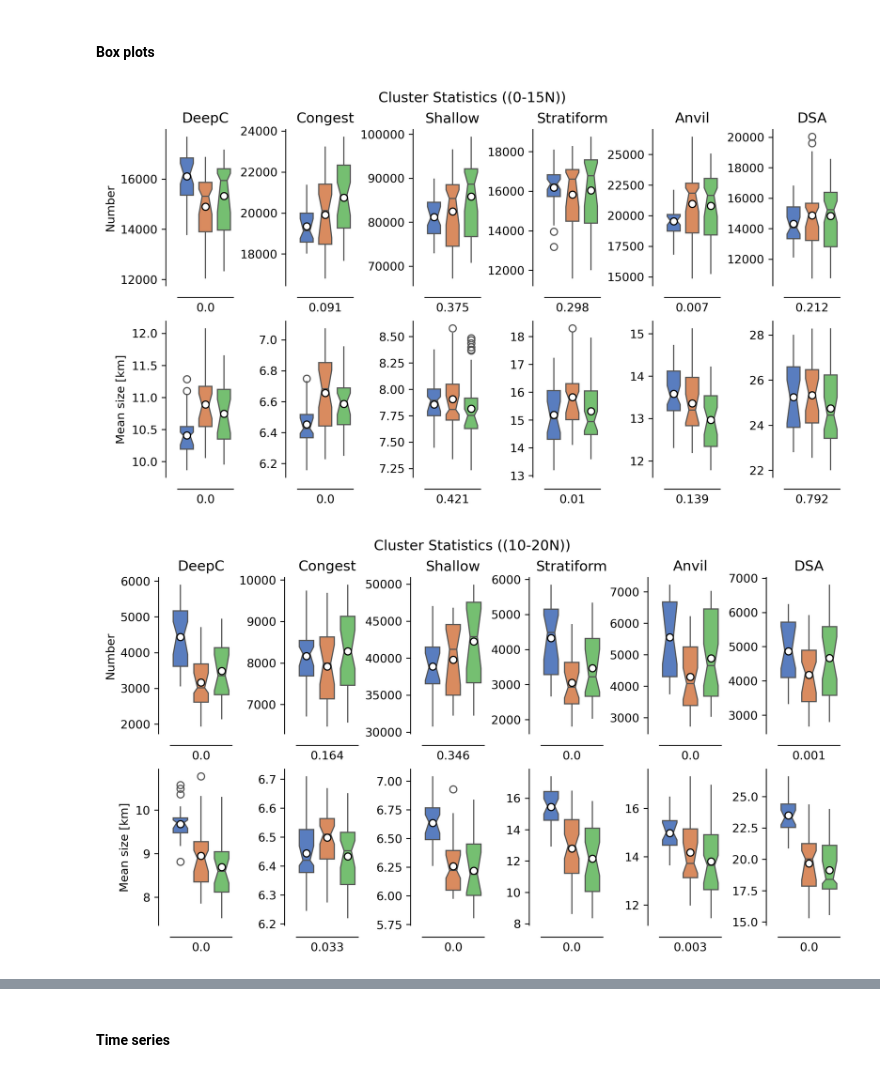
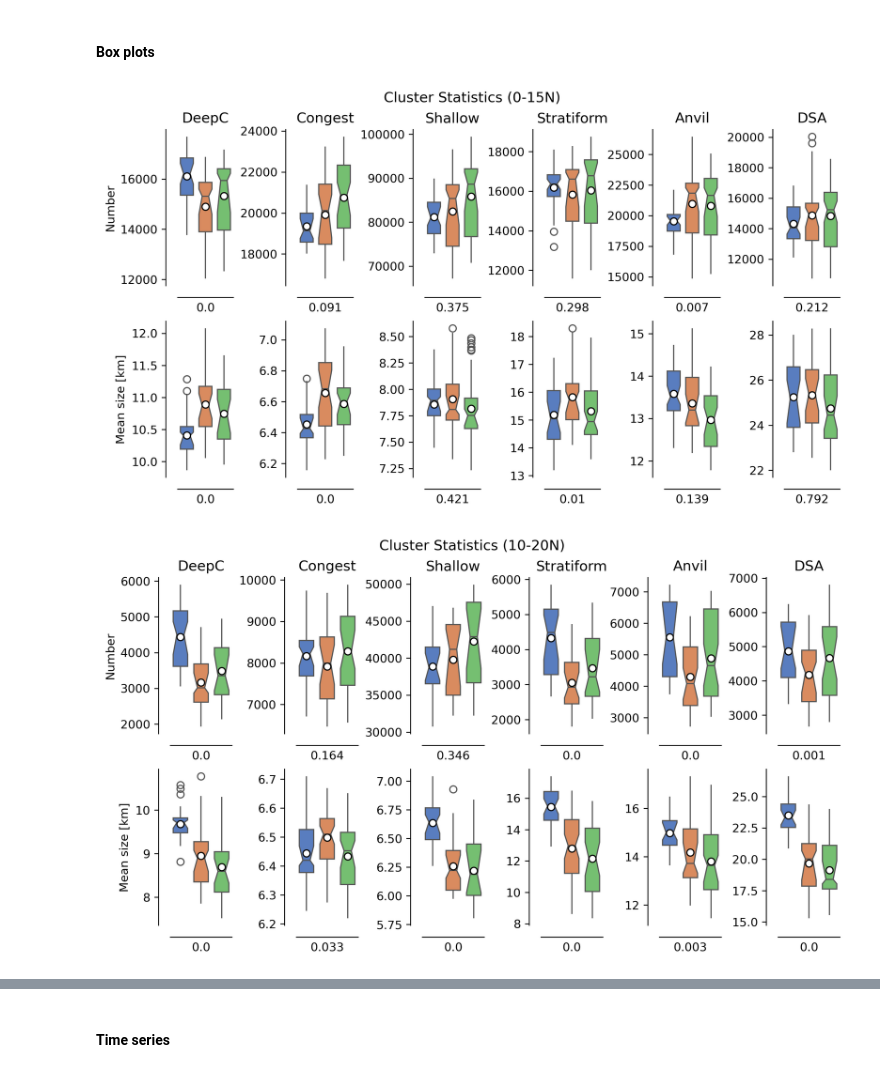
Before and after one commit to jhruppert/tc-crfrad, a Jupyter notebook: analysis/mpas_pclass_cluster.ipynb, the cells around one changed output, grey strips where cells are left out. Saved outputs shown, nothing was run; the diff lists cells and outputs as text; code cells hidden in the pictures.

```diff
--- a/analysis/mpas_pclass_cluster.ipynb
+++ b/analysis/mpas_pclass_cluster.ipynb
@@ -153,26 +152,31 @@ else:
     numbers = arrays[1]
     mean_sizes = arrays[2]
 # %%
-# # Read pickles
-# pickle_file_in = f"{pickle_path}/{exp_names[0]}/pclass_cluster_{exp_names[0]}_{file_times[5]}.pickle"
-# with open(pickle_file_in, 'rb') as f:
-#     lists = pickle.load(f)
+file_times_arr = np.arange('2000-05-01T06:00:00', '2000-05-11T06:00:00', 6, dtype='datetime64[h]')
+file_times = [file_times_arr[i].astype('datetime64[D]').astype(str)+'_'+str(file_times_arr[i]).split('T')[1].split(':')[0]+'.00.00' for i in range(len(file_times_arr))]
+ntime = len(file_times)
 
-# # Object count
-# numbers[itest, it, :] = lists[1]
+# grid_path = "/glade/work/rberrios/MPAS/aqua_sstmax10N_ASD/plus4K/TC_3km/x5.tropical_3km_10N.init.nc"
+# grid = xr.open_dataset(grid_path)
+# areaCell = grid.areaCell
 
-# iclass = 1
-# labels_write = lists[0][iclass]
+# Read pickles
+pickle_file_in = f"{pickle_path_read}/{exp_names[0]}/pclass_cluster_{exp_names[0]}_{file_times[5]}.pickle"
+with open(pickle_file_in, 'rb') as f:
+    lists = pickle.load(f)
+
+iclass = 1
+labels_write = lists[0][iclass]
 # if global_subset:
 #     # Mask objects that go out of selected latitude bounds
 #     labels_write = latitude_masking(labels_write, latCell, latbounds)
-# # assume labels_write has the same shape as cellarea
-# unique_labels = np.unique(labels_write)
-# # ignore background/no-label
-# unique_labels = unique_labels[unique_labels >= 1]
-# # compute weighted cluster size
+# assume labels_write has the same shape as cellarea
+unique_labels = np.unique(labels_write)
+# ignore background/no-label
+unique_labels = unique_labels[unique_labels >= 1]
+# compute weighted cluster size
 # cluster_area = np.bincount(labels_write, weights=areaCell)
 # # restrict to valid labels only
 # cluster_area = cluster_area[unique_labels]
-# # mean_sizes[itest, it, iclass] = np.sqrt(np.mean(cluster_area)) # m^2 --> m
+# mean_sizes[itest, it, iclass] = np.sqrt(np.mean(cluster_area)) # m^2 --> m
 # numbers[itest, it, iclass] = len(unique_labels)
@@ -276,37 +301,37 @@ for isubset in range(nsubset):
       fig_y = 5
       fig, axs = plt.subplots(2,nclass, figsize=(fig_x,fig_y), layout="constrained", dpi=300)
 
-      title = f"Cluster Statistics ({subset_tags[isubset]})"
+      title = f"Cluster Statistics {subset_tags[isubset]}"
       fig.suptitle(title)
 
       # Cluster counts
       pltvar = numbers[isubset]
       ytitle = 'Number'
       irow = 0
       axs[irow, 0].set_ylabel(ytitle)
       # plot_boxplots(pltvar, axs.flatten()[0:nclass], ntest, it_max, ytitle, do_legend=True)
       axs[irow,:] = plot_boxplots(pltvar[:,:,:], axs[irow,:])
 
       # Cluster sizes
       pltvar = mean_sizes[isubset]/1e3 # m --> km
       ytitle = 'Mean size [km]'
       # plot_boxplots(pltvar, axs.flatten()[nclass:nclass*2], ntest, it_max, ytitle, do_legend=True)
       irow = 1
       axs[irow, 0].set_ylabel(ytitle)
       axs[irow,:] = plot_boxplots(pltvar[:,:,:], axs[irow,:])
 
       for iclass in range(nclass):
             axs[0,iclass].set_title(pclass_names_long[iclass])
 
       for iaxs in axs.flatten():
             sns.despine(offset=10,ax=iaxs, top=True, right=True)
             iaxs.set_xticks([])
 
       # axs[1,nclass-1].legend(loc="upper right", labels=test_names,
       #                        frameon=False, fontsize=12, bbox_to_anchor=(1.15, 0.5))
 
       plt.show()
       plt.close()
 # %% [output]
-[figure, old version]
+[figure, new version]
-[figure, old version]
+[figure, new version]
```
Also changed, not shown: parts of 5 cells of this notebook, 1 other file.
